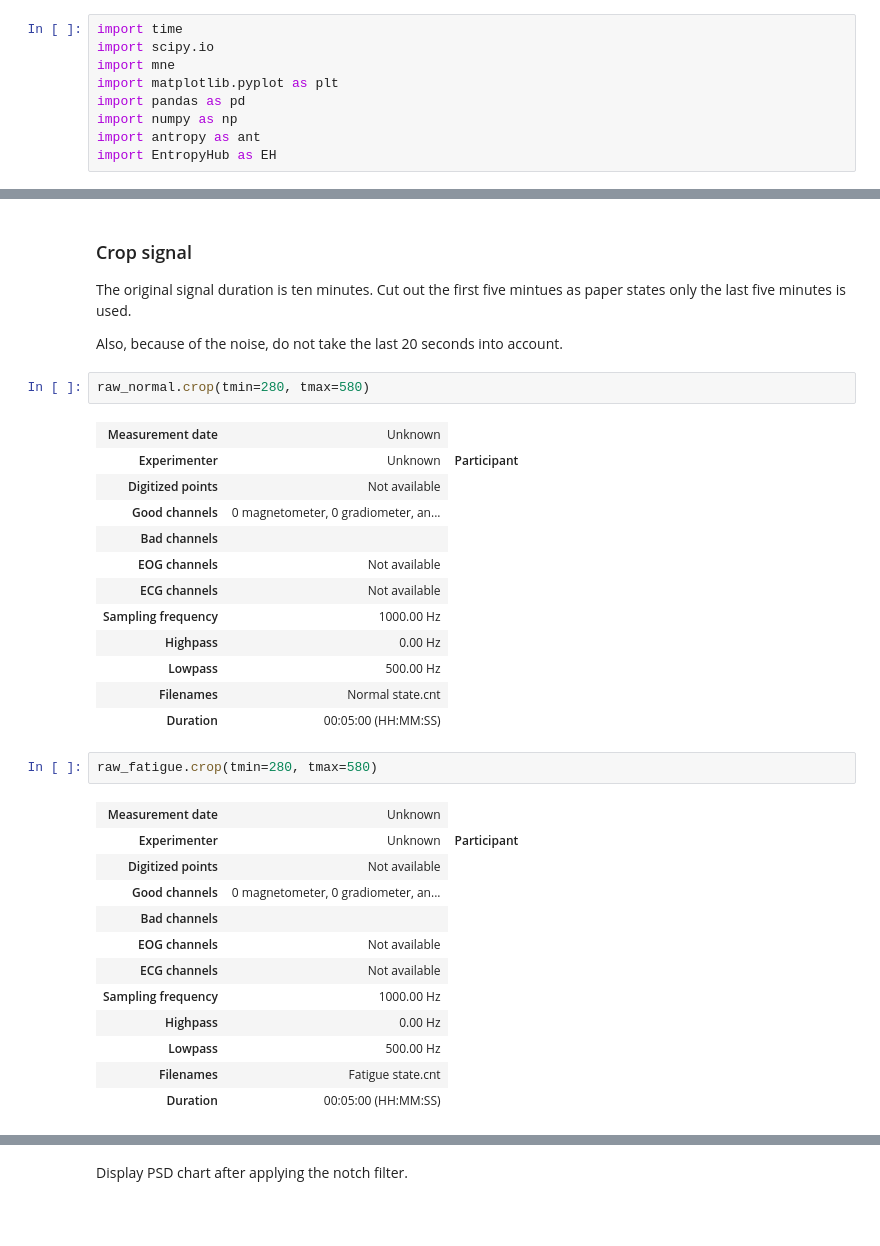
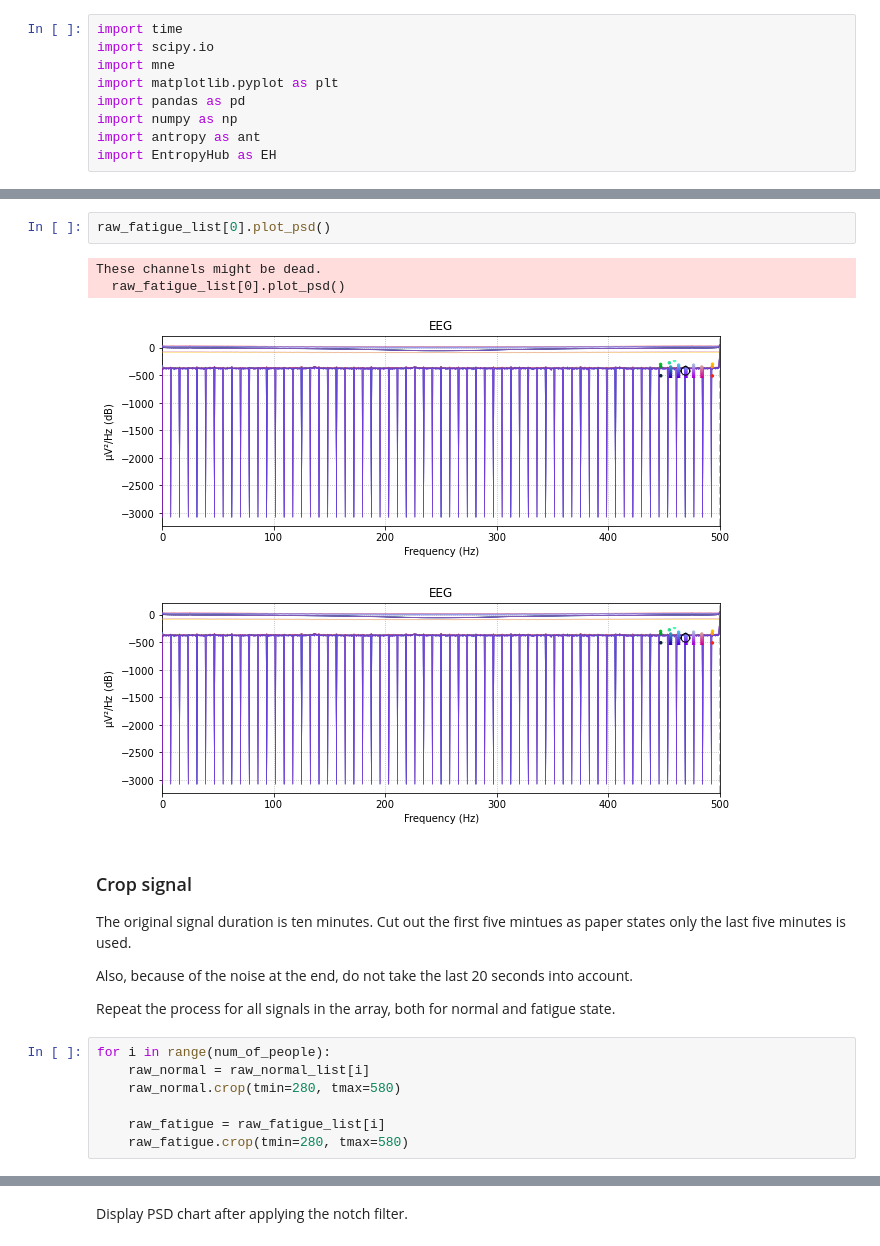
Before and after one commit to sskender/introduction-to-data-science, a Jupyter notebook: research.ipynb, the cells around one changed output, grey strips where cells are left out. Saved outputs shown, nothing was run; the diff lists cells and outputs as text; blank space fills up the shorter version.

```diff
--- a/research.ipynb
+++ b/research.ipynb
@@ -69,39 +77,25 @@ These channels might be dead.
+# %%
+raw_fatigue_list[0].plot_psd()
+# %% [output]
+These channels might be dead.
+  raw_fatigue_list[0].plot_psd()
+[figure, added]
+[figure, added]
 # %% [markdown]
 ### Crop signal
 
 The original signal duration is ten minutes. Cut out the first five mintues as paper states only the last five minutes is used.
 
-Also, because of the noise, do not take the last 20 seconds into account.
+Also, because of the noise at the end, do not take the last 20 seconds into account.
+
+Repeat the process for all signals in the array, both for normal and fatigue state.
-# %%
-raw_normal.crop(tmin=280, tmax=580)
-# %% [output]
-| Measurement date | Unknown |
-| Experimenter | Unknown | Participant |
-| Digitized points | Not available |
-| Good channels | 0 magnetometer, 0 gradiometer, an... |
-| Bad channels |  |
-| EOG channels | Not available |
-| ECG channels | Not available |
-| Sampling frequency | 1000.00 Hz |
-| Highpass | 0.00 Hz |
-| Lowpass | 500.00 Hz |
-| Filenames | Normal state.cnt |
-| Duration | 00:05:00 (HH:MM:SS) |
-# %%
-raw_fatigue.crop(tmin=280, tmax=580)
-# %% [output]
-| Measurement date | Unknown |
-| Experimenter | Unknown | Participant |
-| Digitized points | Not available |
-| Good channels | 0 magnetometer, 0 gradiometer, an... |
-| Bad channels |  |
-| EOG channels | Not available |
-| ECG channels | Not available |
-| Sampling frequency | 1000.00 Hz |
-| Highpass | 0.00 Hz |
-| Lowpass | 500.00 Hz |
-| Filenames | Fatigue state.cnt |
-| Duration | 00:05:00 (HH:MM:SS) |
+# %%
+for i in range(num_of_people):
+    raw_normal = raw_normal_list[i]
+    raw_normal.crop(tmin=280, tmax=580)
+
+    raw_fatigue = raw_fatigue_list[i]
+    raw_fatigue.crop(tmin=280, tmax=580)
 # %% [markdown]
 ### Clean channels
 Extract thirty channels mentioned in the paper, remove all other channels from the dataset.
```
Also changed, not shown: parts of 38 cells of this notebook.
